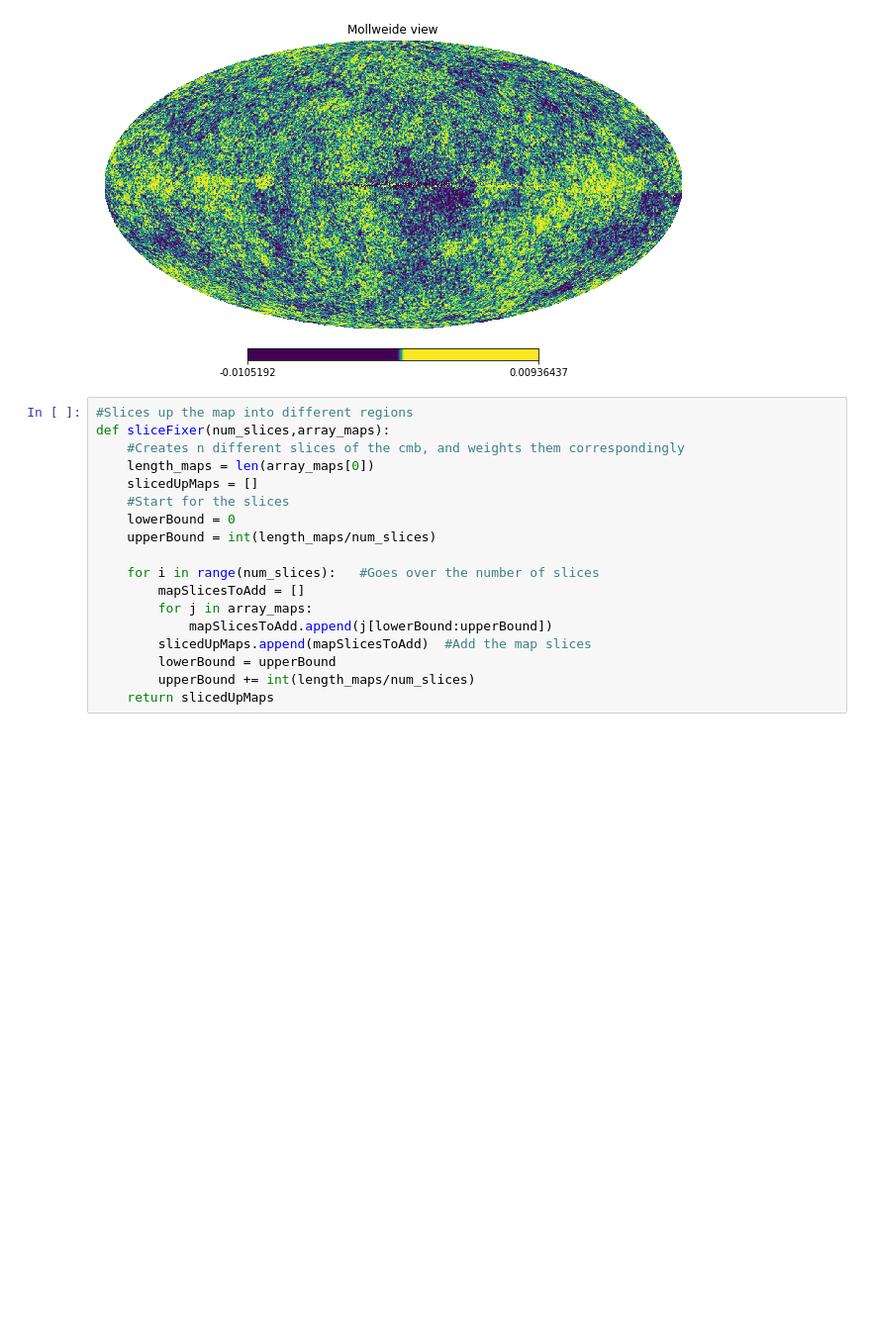
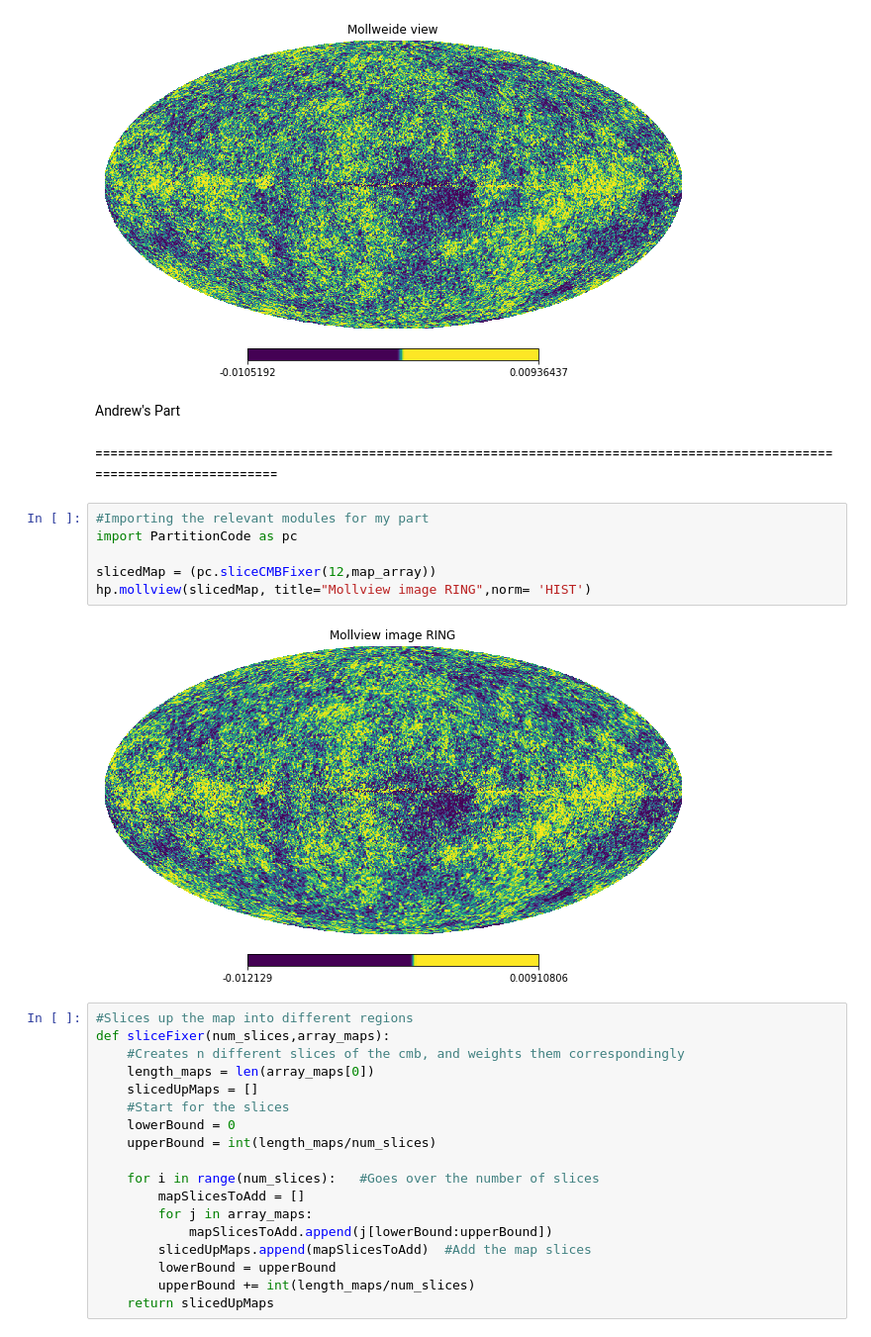
Before and after one commit to samgagnon/data-final, a Jupyter notebook: CMB_Map.ipynb, the cells around one changed output. Shown at 99% size. Drawn from its saved outputs; the diff is of its cells as text; blank space fills up the shorter version.

```diff
--- a/CMB_Map.ipynb
+++ b/CMB_Map.ipynb
@@ -124,6 +109,18 @@ print(opt_map)
 hp.mollview(opt_map, nest=False, norm='hist')
 # %% [output]
 [figure]
+# %% [markdown]
+Andrew's Part
+# %% [markdown]
+=========================================================================================================================
+# %%
+#Importing the relevant modules for my part
+import PartitionCode as pc
+
+slicedMap = (pc.sliceCMBFixer(12,map_array))
+hp.mollview(slicedMap, title="Mollview image RING",norm= 'HIST')
+# %% [output]
+[figure, added]
 # %%
 #Slices up the map into different regions
 def sliceFixer(num_slices,array_maps):
```
Also changed, not shown: parts of 16 cells of this notebook, 1 other file.
